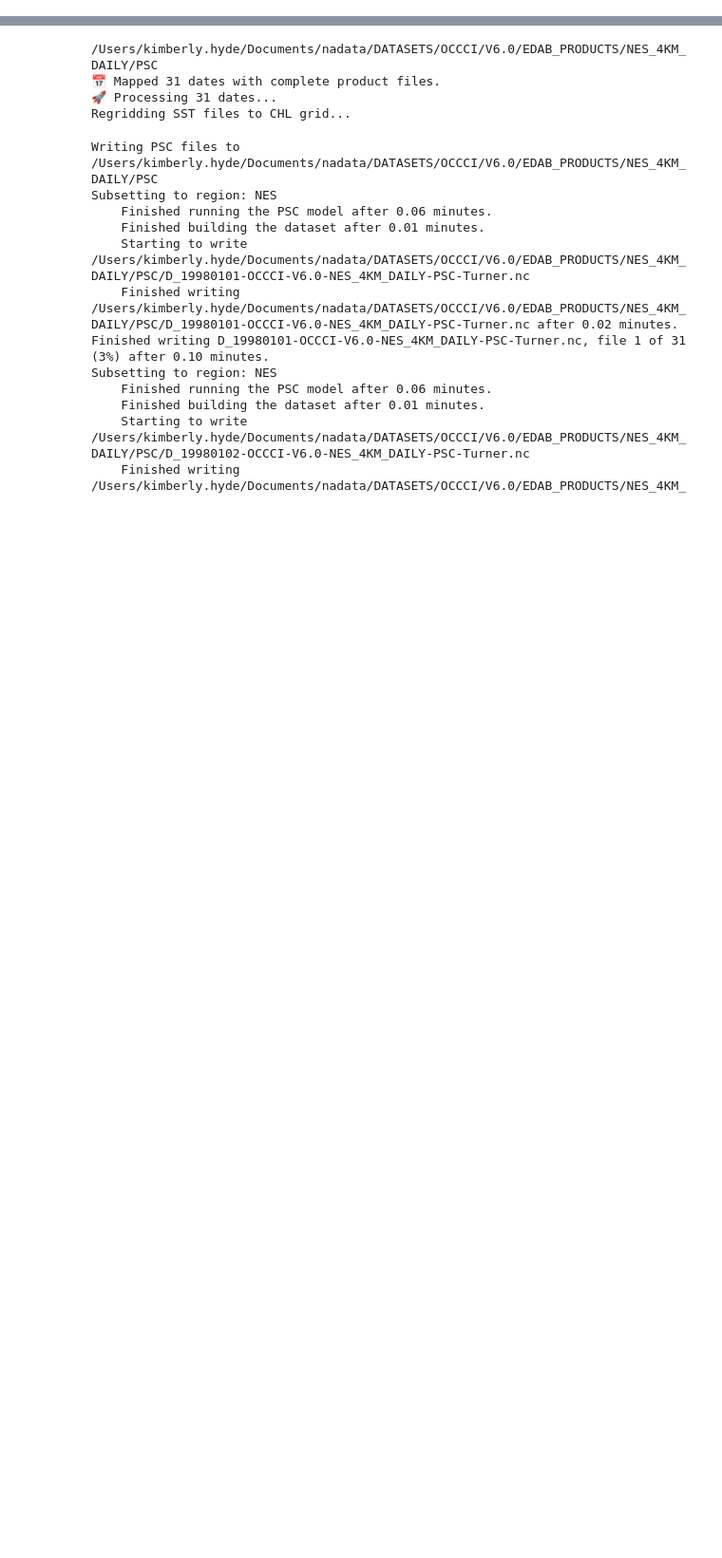
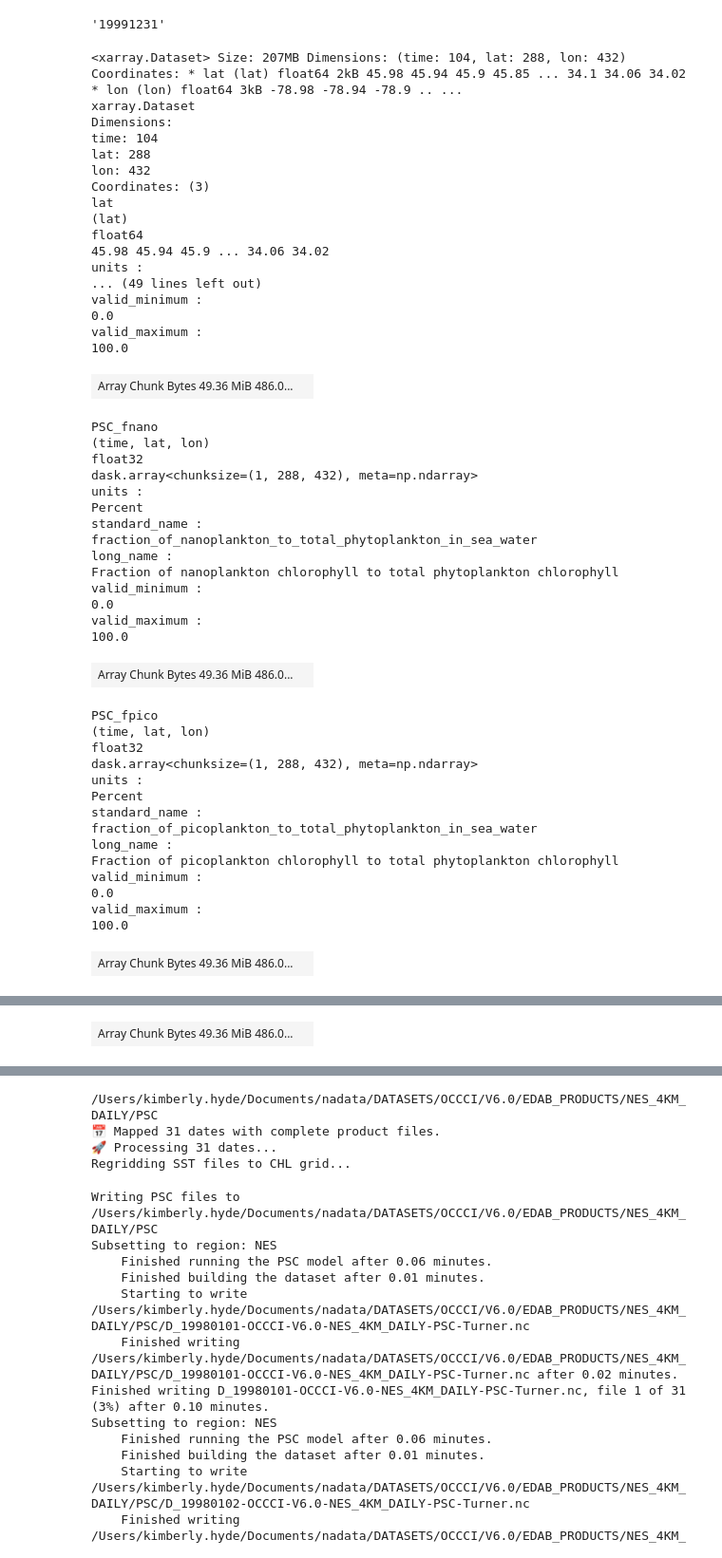
Before and after one commit to NEFSC/READ-EDAB-satdata_processing, a Jupyter notebook: notebooks/pp_testing.ipynb, the cells around one changed output, grey strips where cells are left out. Shown: that part at 95% size. Cells and saved outputs as stored; diff of their text form; code cells hidden in the pictures; blank space fills up the shorter version.

```diff
--- a/notebooks/pp_testing.ipynb
+++ b/notebooks/pp_testing.ipynb
@@ -36,0 +37,56 @@ from utilities import get_prod_files,run_psc_pipeline,subset_dataset, parse_data
+# %%
+get_dates(['1997','1999'])
+# %% [output]
+'19991231'
+# %%
+psc = xr.open_mfdataset(os.path.join('/Volumes/EDAB_Datasets/OCCCI/V6.0/EDAB_PRODUCTS/NES_4KM_DAILY/PSC','*1997*.nc'))
+psc
+# %% [output]
+<xarray.Dataset> Size: 207MB Dimensions: (time: 104, lat: 288, lon: 432) Coordinates: * lat (lat) float64 2kB 45.98 45.94 45.9 45.85 ... 34.1 34.06 34.02 * lon (lon) float64 3kB -78.98 -78.94 -78.9 .. ...
+xarray.Dataset
+Dimensions:
+time: 104
+lat: 288
+lon: 432
+Coordinates: (3)
+lat
+(lat)
+float64
+45.98 45.94 45.9 ... 34.06 34.02
+units :
+... (49 lines left out)
+valid_minimum :
+0.0
+valid_maximum :
+100.0
+| Array Chunk Bytes 49.36 MiB 486.0... |  |
+PSC_fnano
+(time, lat, lon)
+float32
+dask.array<chunksize=(1, 288, 432), meta=np.ndarray>
+units :
+Percent
+standard_name :
+fraction_of_nanoplankton_to_total_phytoplankton_in_sea_water
+long_name :
+Fraction of nanoplankton chlorophyll to total phytoplankton chlorophyll
+valid_minimum :
+0.0
+valid_maximum :
+100.0
+| Array Chunk Bytes 49.36 MiB 486.0... |  |
+PSC_fpico
+(time, lat, lon)
+float32
+dask.array<chunksize=(1, 288, 432), meta=np.ndarray>
+units :
+Percent
+standard_name :
+fraction_of_picoplankton_to_total_phytoplankton_in_sea_water
+long_name :
+Fraction of picoplankton chlorophyll to total phytoplankton chlorophyll
+valid_minimum :
+0.0
+valid_maximum :
+100.0
+| Array Chunk Bytes 49.36 MiB 486.0... |  |
@@ -36,0 +107 @@ from utilities import get_prod_files,run_psc_pipeline,subset_dataset, parse_data
+| Array Chunk Bytes 49.36 MiB 486.0... |  |
```
Also changed, not shown: parts of 2 cells of this notebook, 2 other files.
